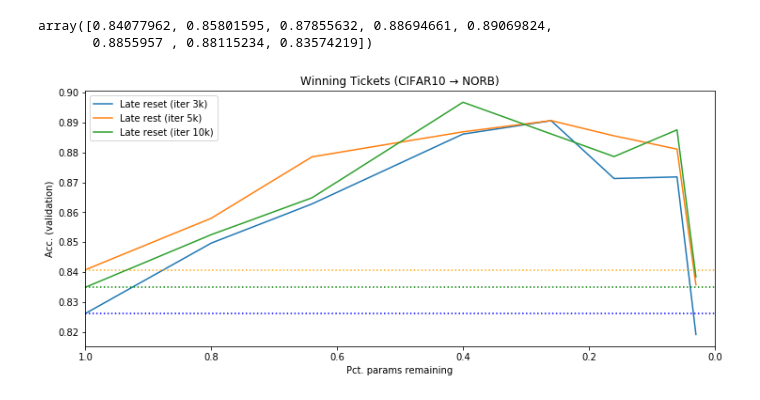
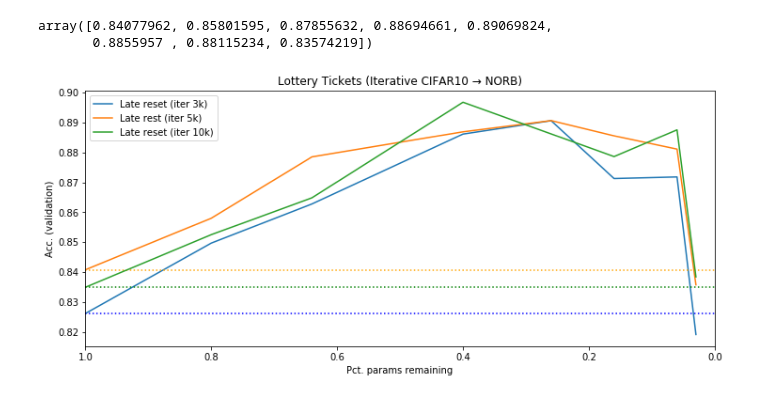
Before and after one commit to rahulsmehta/sparsity-experiments, a Jupyter notebook: experiments/iterative_pruning.ipynb, the cells around one changed output. Cells and saved outputs as stored; diff of their text form; code cells hidden in the pictures.

```diff
--- a/experiments/iterative_pruning.ipynb
+++ b/experiments/iterative_pruning.ipynb
@@ -821,21 +821,21 @@ array([0.84077962, 0.85801595, 0.87855632, 0.88694661, 0.89069824,
 # %%
 x = [1., 0.8, 0.64, 0.4, 0.26, 0.16, 0.06, 0.03]
 ax = plt.subplot()
 ax.plot(x, data_matrix_norb[16],label='Late reset (iter 3k)')
 ax.axhline(data_matrix_norb[16,0], linestyle=':', color='b')
 ax.plot(x, data_matrix_norb[45],label='Late rest (iter 5k)')
 ax.axhline(data_matrix_norb[45,0], linestyle=':', color='orange')
 ax.plot(x, data_matrix_norb[20],label='Late reset (iter 10k)')
 ax.axhline(data_matrix_norb[20,0], linestyle=':', color='g')
 ax.invert_xaxis()
 plt.legend()
 plt.xlim((1.,0.))
-plt.title('Winning Tickets (CIFAR10 → NORB)')
+plt.title('Lottery Tickets (Iterative CIFAR10 → NORB)')
 plt.ylabel('Acc. (validation)')
 plt.xlabel('Pct. params remaining')
 plt.show()
 # %% [output]
-[figure, old version]
+[figure, new version]
 # %%
 accs_2 = np.array(norb_2['val_accs'])
 losses_2 = np.array(norb_2['val_losses'])
```
Also changed, not shown: parts of 3 cells of this notebook, 7 other files.
